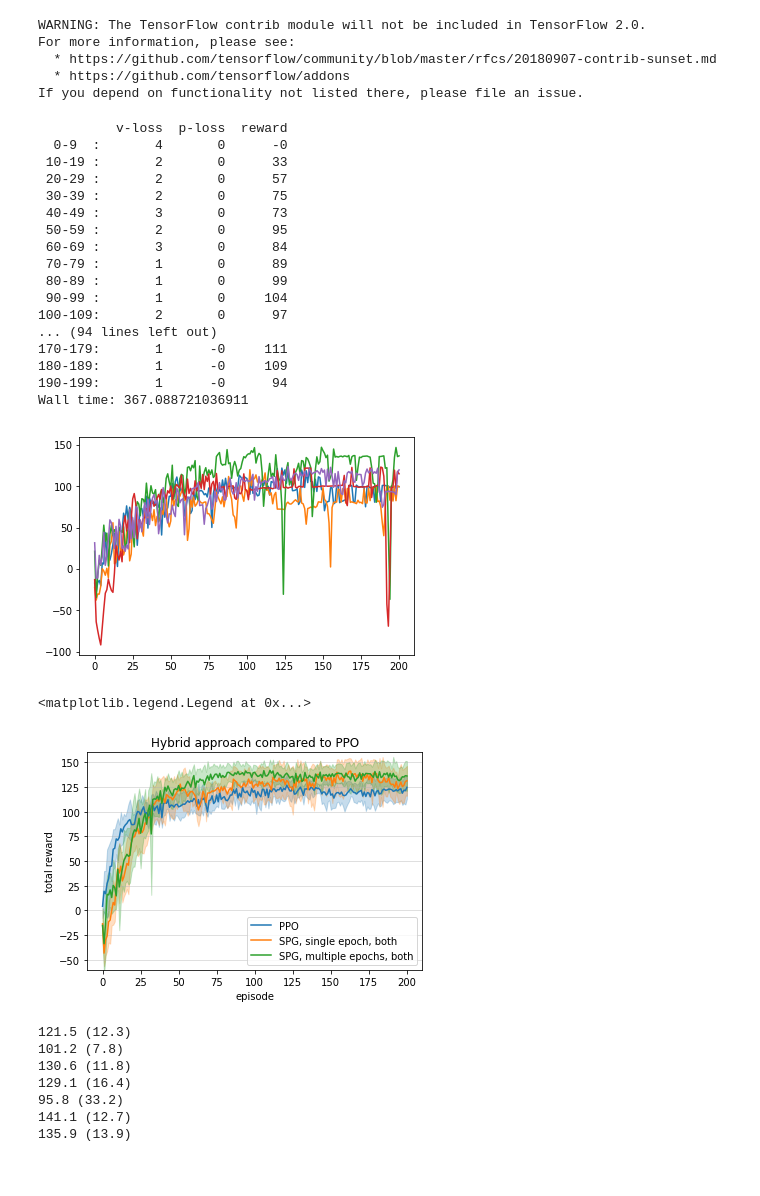
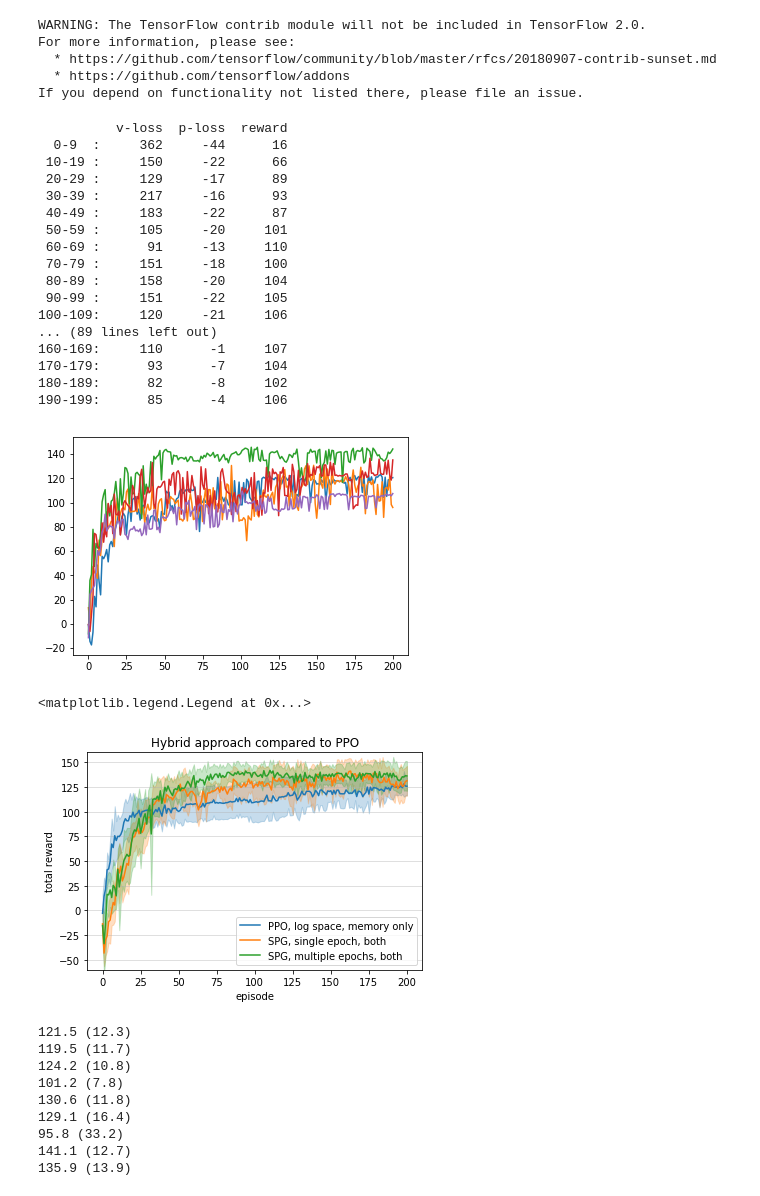
Before and after one commit to mario-holubar/RacingRL, a Jupyter notebook: racing.ipynb, the cells around one changed output. Cells and saved outputs as stored; diff of their text form; code cells hidden in the pictures.

Commit message:
log-space PPO

```diff
--- a/racing.ipynb
+++ b/racing.ipynb
@@ -594,0 +531,6 @@ def run_session(output = True, episodes = 100, print_every = 10, render = False,
+# %%
+# Load data
+import pickle
+with open("perfs", "rb") as f:
+    data = pickle.load(f)
+seeds, perf_ppo_recent, perf_spg_recent, perf_spg_both, perf_spg_memory, perf_spg_slow_recent, perf_spg_slow_memory, perf_spg_slow_both, perf_ppo_log_recent, perf_ppo_log_memory = data
@@ -595,47 +630,43 @@ def run_session(output = True, episodes = 100, print_every = 10, render = False,
 # %%
-import time
-
-algorithm = SPG
+algorithm = PPO
 recent = True
 memory = False
 
 all_output_rewards = []
 for seed in seeds:
     env = RacingEnv(seed)
     alg = algorithm()
     if recent and memory:
         alg.minibatch_size = 100
     else:
         alg.minibatch_size = 200
 
     sess = tf.Session()
     sess.run(tf.global_variables_initializer())
 
     try:
-        t = time.time()
         run_session(output = True, episodes = 200, render = False, print_every = 10, recent = recent, memory = memory)
-        print("Wall time: " + str(time.time() - t))
     finally:
         env.close()
         sess.close()
 # %% [output]
           v-loss  p-loss  reward
-  0-9  :       4       0      -0
- 10-19 :       2       0      33
- 20-29 :       2       0      57
- 30-39 :       2       0      75
- 40-49 :       3       0      73
- 50-59 :       2       0      95
- 60-69 :       3       0      84
- 70-79 :       1       0      89
- 80-89 :       1       0      99
- 90-99 :       1       0     104
-100-109:       2       0      97
-... (94 lines left out)
-170-179:       1      -0     111
-180-189:       1      -0     109
-190-199:       1      -0      94
-Wall time: 367.088721036911
+  0-9  :     362     -44      16
+ 10-19 :     150     -22      66
+ 20-29 :     129     -17      89
+ 30-39 :     217     -16      93
+ 40-49 :     183     -22      87
+ 50-59 :     105     -20     101
+ 60-69 :      91     -13     110
+ 70-79 :     151     -18     100
+ 80-89 :     158     -20     104
+ 90-99 :     151     -22     105
+100-109:     120     -21     106
+... (89 lines left out)
+160-169:     110      -1     107
+170-179:      93      -7     104
+180-189:      82      -8     102
+190-199:      85      -4     106
-[figure, old version]
+[figure, new version]
 # %%
 #perf_ppo_recent = all_output_rewards
@@ -646,18 +682,9 @@ Wall time: 367.088721036911
 #perf_spg_slow_memory = all_output_rewards
 #perf_spg_slow_both = all_output_rewards
 # %%
-def plot(perf, label = ""):
-    err = np.std(perf, axis = 0)
-    p = plt.plot(range(len(perf[0])), np.mean(perf, axis = 0), label = label)
-    plt.fill_between(range(len(perf[0])), np.mean(perf, axis = 0) + err, np.mean(perf, axis = 0) - err, alpha = 0.25, color = p[0].get_color())
-
-plot(perf_ppo_recent, "PPO")
-#plot(perf_spg_recent, "SPG - single")
-#plot(perf_spg_memory, "memory")
+plot(perf_ppo_log_memory, "PPO, log space, memory only")
 plot(perf_spg_both, "SPG, single epoch, both")
-#plot(perf_spg_slow_recent, "SPG - multiple")
 plot(perf_spg_slow_both, "SPG, multiple epochs, both")
-#plot(perf_spg_slow_both, "both")
 plt.title("Hybrid approach compared to PPO")
 plt.grid(which = "major", axis = "y", alpha = 0.5)
 plt.xlabel("episode")
@@ -666,13 +693,15 @@ plt.ylim(-60, 160)
 plt.legend()
 # %% [output]
 <matplotlib.legend.Legend at 0x...>
-[figure, old version]
+[figure, new version]
 # %%
 def print_final_perf(perf):
     final = np.array(perf)[:,-20:]
     print("{:>.1f} ({:>.1f})".format(np.mean(final), np.std(final)))
 
 print_final_perf(perf_ppo_recent)
+print_final_perf(perf_ppo_log_recent)
+print_final_perf(perf_ppo_log_memory)
 print_final_perf(perf_spg_recent)
 print_final_perf(perf_spg_memory)
 print_final_perf(perf_spg_both)
@@ -681,6 +710,8 @@ print_final_perf(perf_spg_slow_memory)
 print_final_perf(perf_spg_slow_both)
 # %% [output]
 121.5 (12.3)
+119.5 (11.7)
+124.2 (10.8)
 101.2 (7.8)
 130.6 (11.8)
 129.1 (16.4)
```
Also changed, not shown: parts of 10 cells of this notebook, 1 other file.
